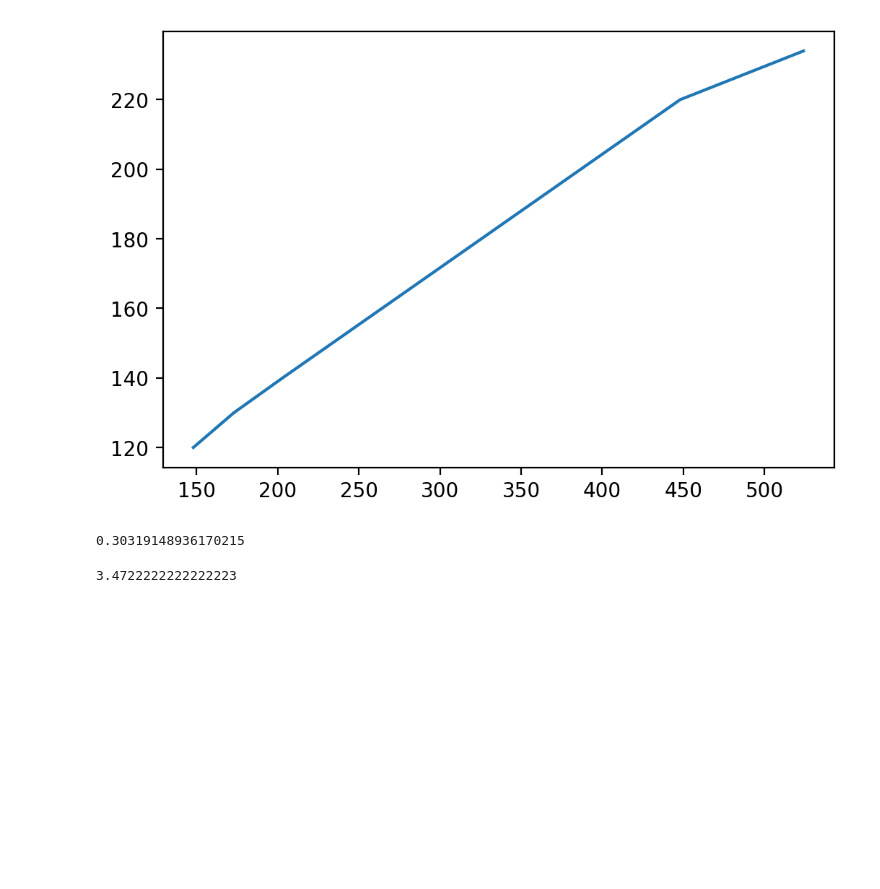
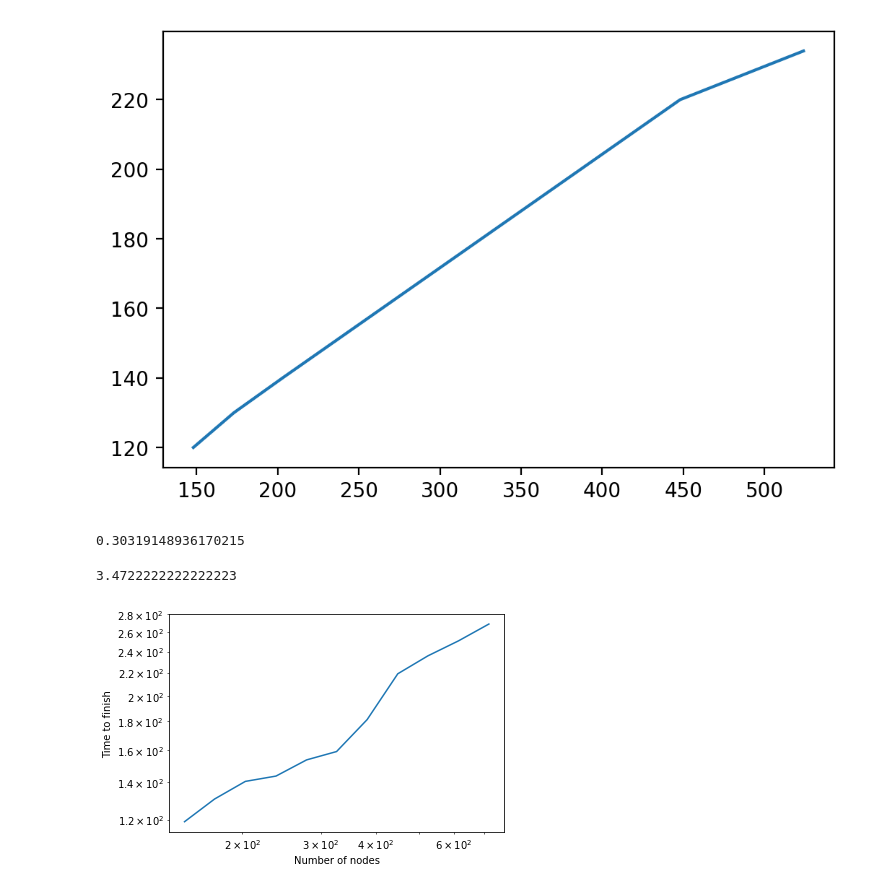
Before and after one commit to fitzgeraldja/dsbmm-bp, a Jupyter notebook: notebooks/basics.ipynb, the cells around one changed output. Saved outputs shown, nothing was run; the diff lists cells and outputs as text; code cells hidden in the pictures; blank space fills up the shorter version.

```diff
--- a/notebooks/basics.ipynb
+++ b/notebooks/basics.ipynb
@@ -665,3 +665,21 @@ plt.show()
 1e6*0.3/(60**2 * 24)
 # %% [output]
 3.4722222222222223
+# %%
+import numpy as np
+import pickle
+with open('../results/scaling_test_times.pkl','rb') as f:
+    tot_times = pickle.load(f)
+# %%
+import matplotlib.pyplot as plt
+fig,ax = plt.subplots()
+N = np.floor(np.exp(np.linspace(5,8,20)))[:11]
+finished_times = tot_times[:11].mean(axis=1)
+ax.plot(N,finished_times)
+ax.set_xlabel('Number of nodes')
+ax.set_ylabel('Time to finish')
+ax.set_xscale('log')
+ax.set_yscale('log')
+plt.show()
+# %% [output]
+[figure, added]
```
Also changed, not shown: 9 other files.
